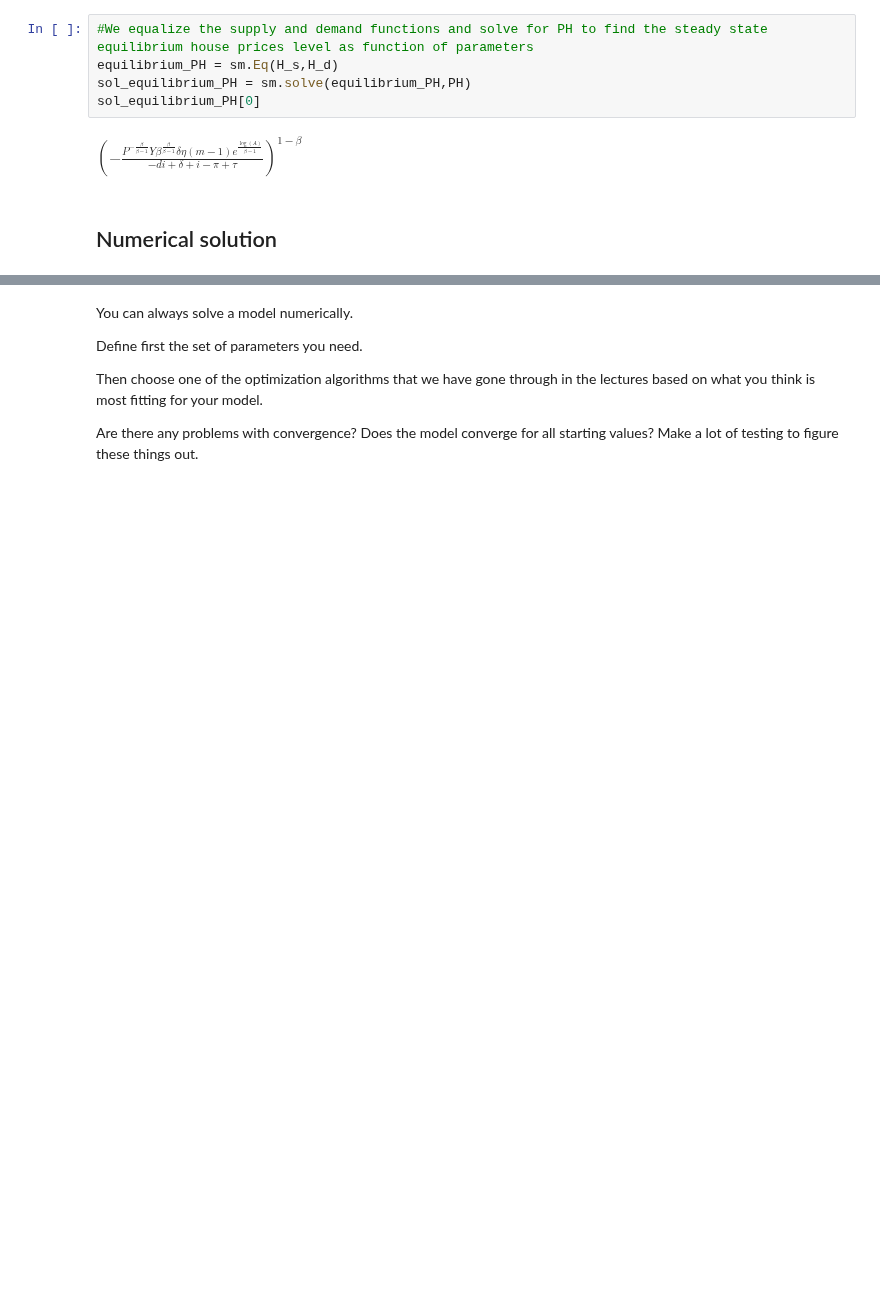
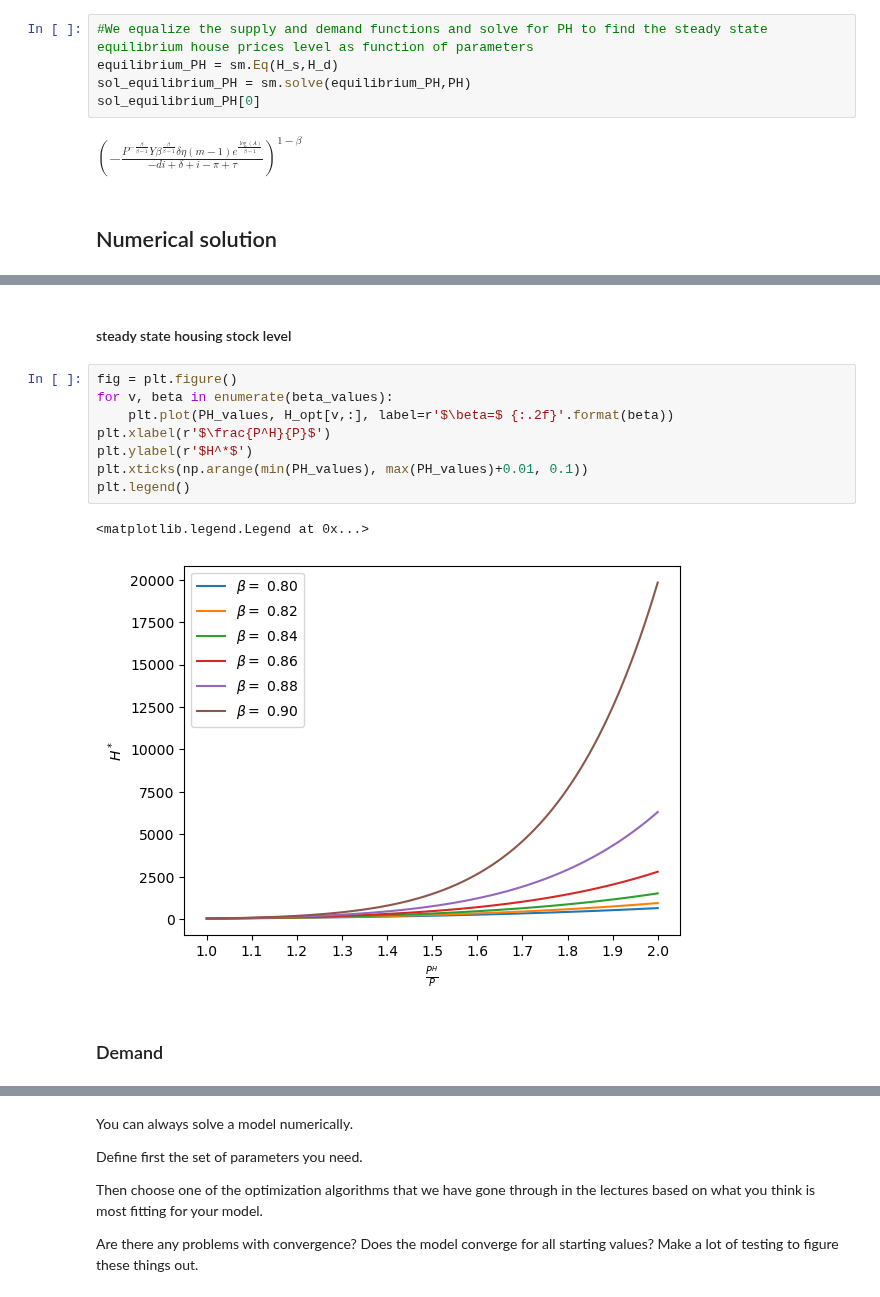
Before and after one commit to NumEconCopenhagen/projects-2023-vennerne, a Jupyter notebook: modelproject/modelproject.ipynb, the cells around one changed output, grey strips where cells are left out. Drawn from its saved outputs; the diff is of its cells as text; blank space fills up the shorter version.

```diff
--- a/modelproject/modelproject.ipynb
+++ b/modelproject/modelproject.ipynb
@@ -175,0 +279,15 @@ $\displaystyle \left(- \frac{P^{- \frac{\beta}{\beta - 1}} Y \beta^{\frac{\beta}
+# %% [markdown]
+#### steady state housing stock level
+# %%
+fig = plt.figure()
+for v, beta in enumerate(beta_values):
+    plt.plot(PH_values, H_opt[v,:], label=r'$\beta=$ {:.2f}'.format(beta))
+plt.xlabel(r'$\frac{P^H}{P}$')
+plt.ylabel(r'$H^*$')
+plt.xticks(np.arange(min(PH_values), max(PH_values)+0.01, 0.1))
+plt.legend()
+# %% [output]
+<matplotlib.legend.Legend at 0x...>
+[figure, added]
+# %% [markdown]
+### Demand
```
Also changed, not shown: parts of 21 cells of this notebook, 1 other file.
